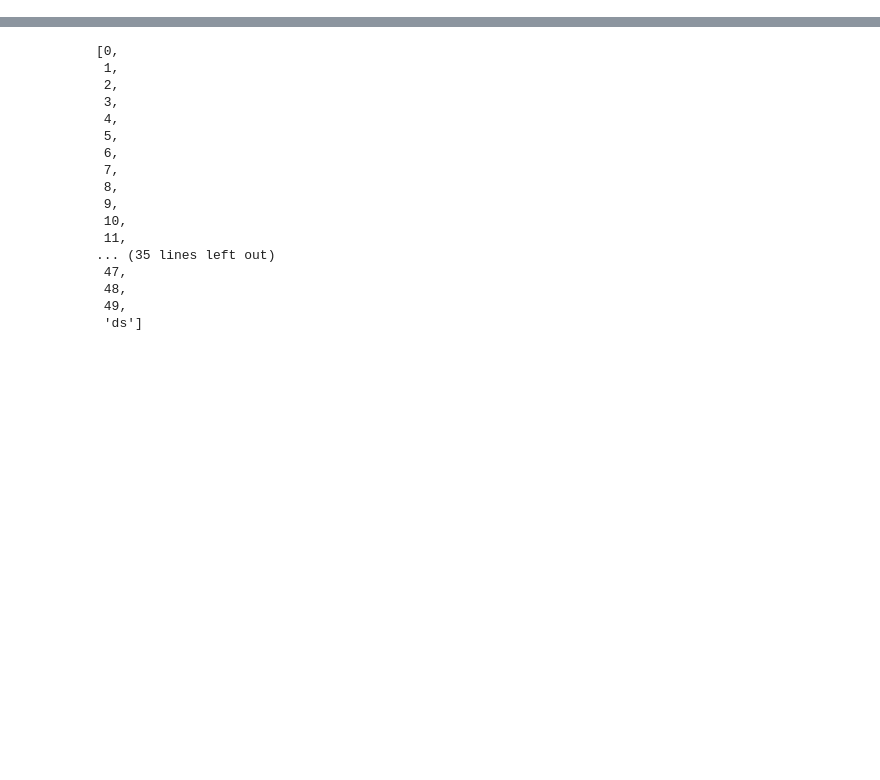
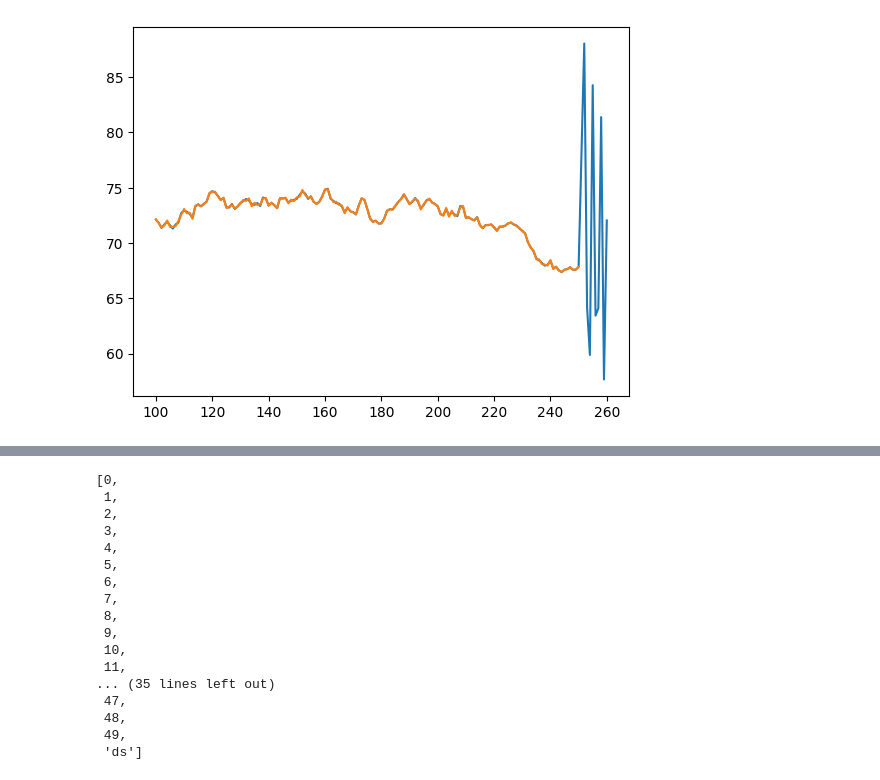
Before and after one commit to sydneycally-inclane-2812/algothon-fintech-unsw-2024, a Jupyter notebook: prophet_strat.ipynb, the cells around one changed output, grey strips where cells are left out. Saved outputs shown, nothing was run; the diff lists cells and outputs as text; code cells hidden in the pictures; blank space fills up the shorter version.

```diff
--- a/prophet_strat.ipynb
+++ b/prophet_strat.ipynb
@@ -22,0 +150,7 @@ def getPosition(price_so_far):
+# %%
+plt.plot(all_predictions[100:][1])
+plt.plot(data_with_date[100:][1])
+
+plt.show()
+# %% [output]
+[figure, added]
```
Also changed, not shown: parts of 15 cells of this notebook, 2 other files.
